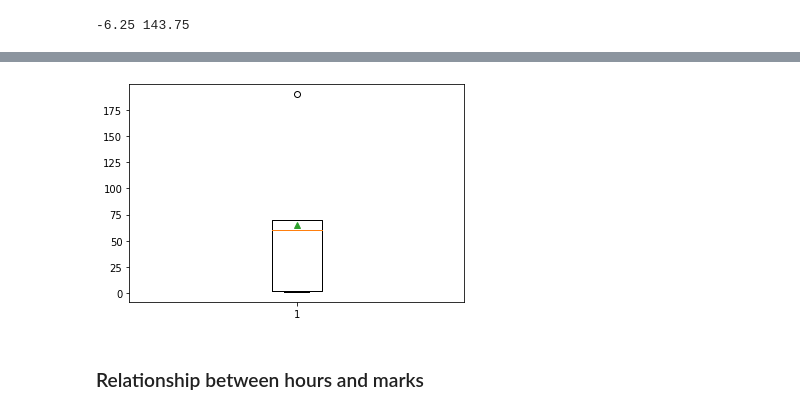
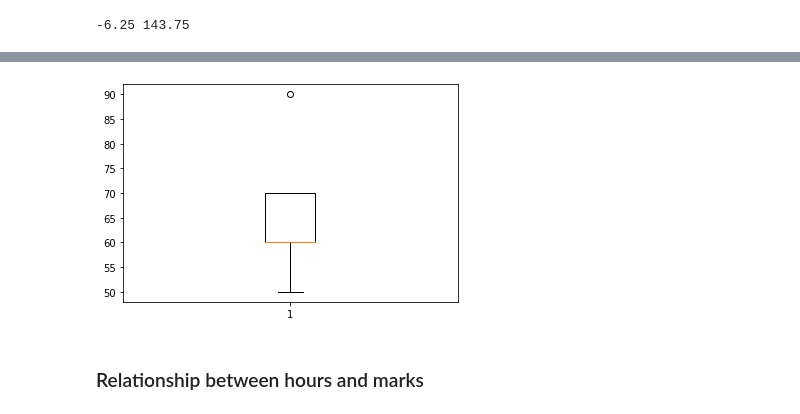
Before and after one commit to srikanthpragada/DS_01_OCT_2019, a Jupyter notebook: stat_demo.ipynb, the cells around one changed output, grey strips where cells are left out. Cells and saved outputs as stored; diff of their text form; code cells hidden in the pictures.

```diff
--- a/stat_demo.ipynb
+++ b/stat_demo.ipynb
@@ -90,8 +90,8 @@ plt.show()
 # %%
-marks = [1,2,60,70,190]
-graph = plt.boxplot(marks,showmeans=True, showfliers= True)
+marks = [50,60,60,70,90]
+graph = plt.boxplot(marks)
 # %% [output]
-[figure, old version]
+[figure, new version]
 # %% [markdown]
 ### Relationship between hours and marks
 # %%
```
Also changed, not shown: parts of 17 cells of this notebook, 1 other file.
